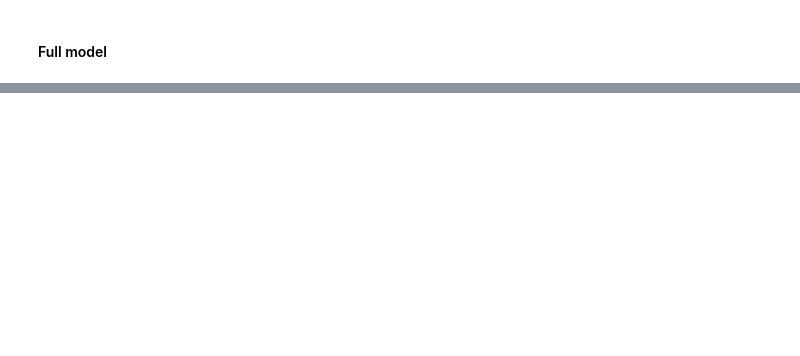
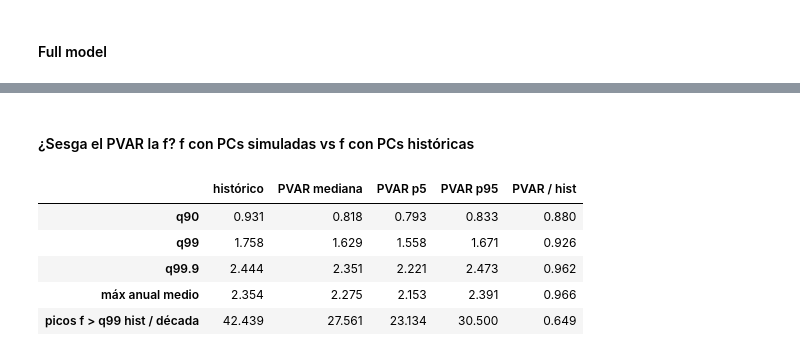
Before and after one commit to pablo-aloalg/XGBoost_VAR, a Jupyter notebook: 04_XGBoost.ipynb, the cells around one changed output, grey strips where cells are left out. Cells and saved outputs as stored; diff of their text form; code cells hidden in the pictures; blank space fills up the shorter version.

```diff
--- a/04_XGBoost.ipynb
+++ b/04_XGBoost.ipynb
@@ -42,6 +68,2 @@ for i_fit, i_val in GroupKFold(n_splits=6).split(X_tr, y_tr, groups=X_tr.index.y
 # %% [markdown]
 #### Full model
-# %%
-xgb_final = XGBRegressor(n_estimators=300, learning_rate=0.05, max_depth=6, min_child_weight=200,
-                         subsample=0.8, colsample_bytree=0.8, tree_method="hist", n_jobs=-1, random_state=0)
-xgb_final.fit(X_tr, y_tr)
@@ -63,0 +70,3 @@ y_predict.index = waves_df_z_6h.index
+# %%
+xgb_final = XGBRegressor(**xgb_params).fit(X_tr, y_tr)
+f_test = pd.Series(xgb_final.predict(X[~tr]), index=X.index[~tr])
@@ -277,0 +236,41 @@ plt.show()
+# %% [markdown]
+#### ¿Sesga el PVAR la f? f con PCs simuladas vs f con PCs históricas
+# %%
+import glob
+
+def f_desde(pcs_m, pcs_g):
+    d = pcs_m.join(pcs_g)
+    Xs = pd.concat({f'l{l}': d.shift(freq=pd.Timedelta(hours=l)) for l in lags}, axis=1).reindex(d.index)
+    Xs.columns = [f'{c}_l{l[1:]}' for l, c in Xs.columns]
+    Xs = Xs.dropna()[X.columns]
+    return pd.Series(xgb_final.predict(Xs), index=Xs.index)
+
+#### Histórico 1985–2025 (modelo final, como en el emulador)
+f_hist = f_desde(pcs_msl, pcs_grad).loc['1985':'2025']
+
+#### Simulaciones: 41 años completos de cada una (se quita el primer año)
+sims_m = sorted(glob.glob('outputs/var_6h/simulaciones_h1/sim_*.parquet'))[:20]
+f_sims = []
+for fm in sims_m:
+    fg = os.path.join('outputs/grad_rec/simulaciones_h1', os.path.basename(fm).replace('sim_', 'grec_'))
+    s = f_desde(pd.read_parquet(fm).astype('float64'), pd.read_parquet(fg).astype('float64'))
+    a0 = s.index[0].year + 1
+    f_sims.append(s.loc[str(a0):str(a0 + 40)])
+
+def resumen(f):
+    pk = find_peaks(f.values, height=f_hist.quantile(0.99), distance=12)[0]
+    return {'q90': f.quantile(0.90), 'q99': f.quantile(0.99), 'q99.9': f.quantile(0.999),
+            'máx anual medio': f.groupby(f.index.year).max().mean(),
+            'picos f > q99 hist / década': len(pk) * 10 / f.index.year.nunique()}
+
+h = pd.Series(resumen(f_hist))
+s = pd.DataFrame([resumen(f) for f in f_sims])
+pd.DataFrame({'histórico': h, 'PVAR mediana': s.median(), 'PVAR p5': s.quantile(0.05), 'PVAR p95': s.quantile(0.95),
+              'PVAR / hist': s.median() / h}).round(3)
+# %% [output]
+|  | histórico | PVAR mediana | PVAR p5 | PVAR p95 | PVAR / hist |
+| q90 | 0.931 | 0.818 | 0.793 | 0.833 | 0.880 |
+| q99 | 1.758 | 1.629 | 1.558 | 1.671 | 0.926 |
+| q99.9 | 2.444 | 2.351 | 2.221 | 2.473 | 0.962 |
+| máx anual medio | 2.354 | 2.275 | 2.153 | 2.391 | 0.966 |
+| picos f > q99 hist / década | 42.439 | 27.561 | 23.134 | 30.500 | 0.649 |
```
Also changed, not shown: parts of 29 cells of this notebook, 16 other files.
